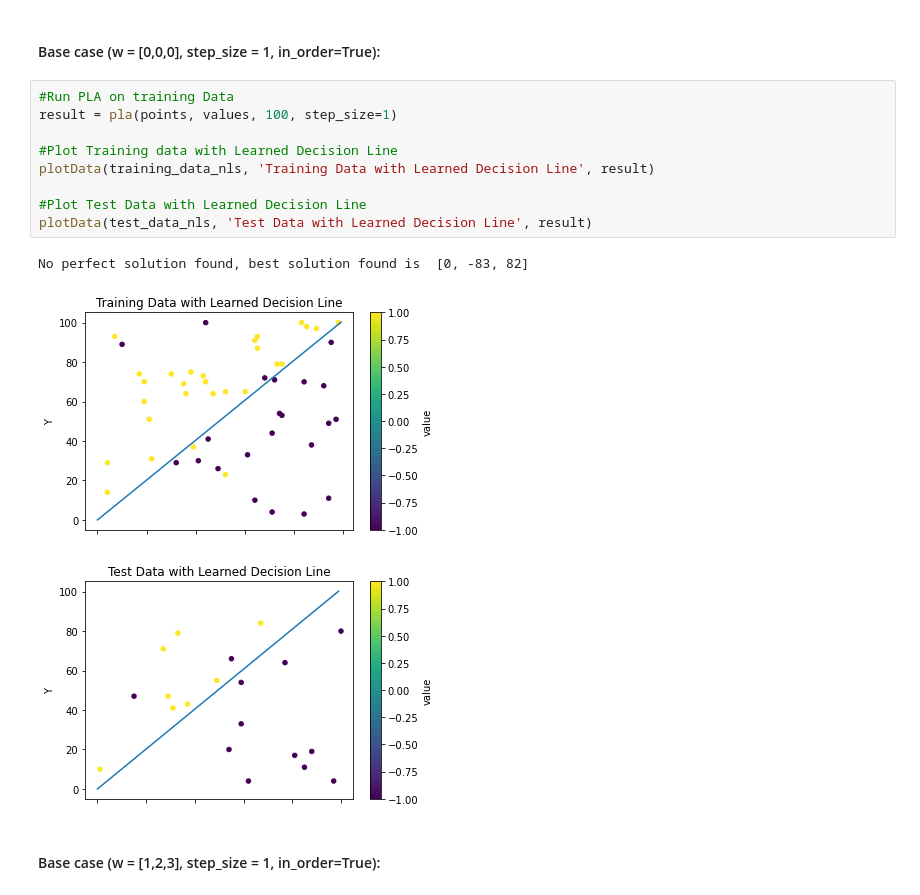
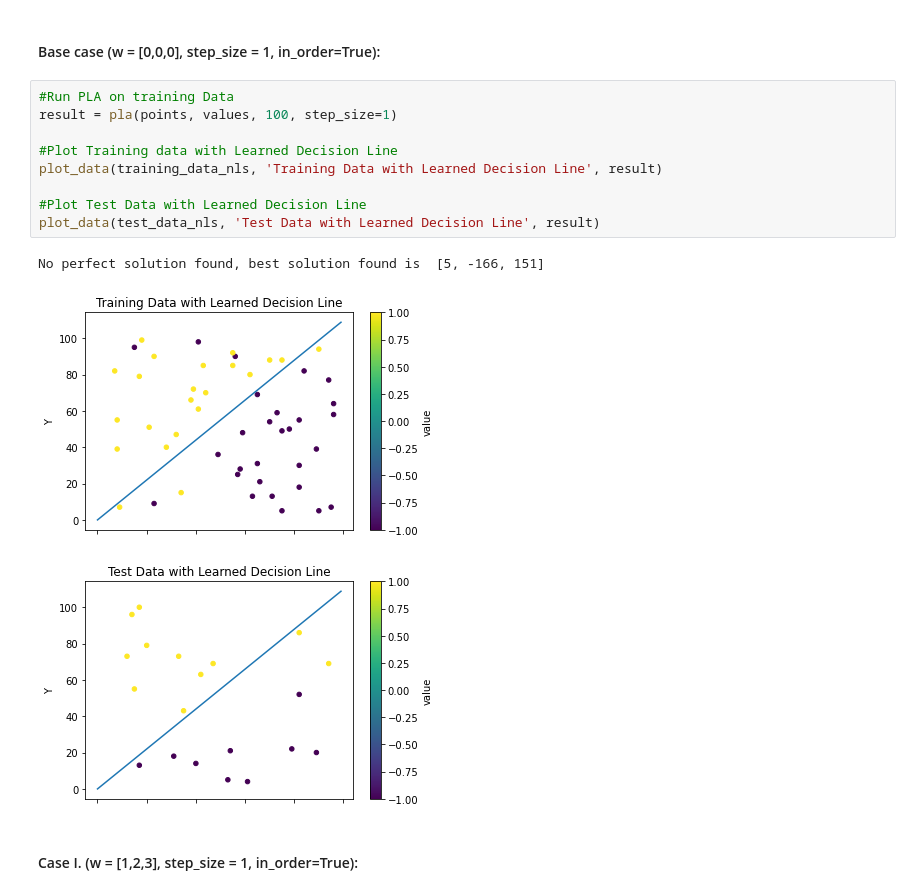
Before and after one commit to LioraW/PLA-Algorithm, a Jupyter notebook: project1.ipynb, the cells around one changed output. Drawn from its saved outputs; the diff is of its cells as text.

```diff
--- a/project1.ipynb
+++ b/project1.ipynb
@@ -175,18 +175,18 @@ values = sep_data(training_data_nls)[1]
 # %%
 #Run PLA on training Data
 result = pla(points, values, 100, step_size=1)
 
 #Plot Training data with Learned Decision Line
-plotData(training_data_nls, 'Training Data with Learned Decision Line', result)
+plot_data(training_data_nls, 'Training Data with Learned Decision Line', result)
 
 #Plot Test Data with Learned Decision Line
-plotData(test_data_nls, 'Test Data with Learned Decision Line', result)
+plot_data(test_data_nls, 'Test Data with Learned Decision Line', result)
 # %% [output]
-No perfect solution found, best solution found is  [0, -83, 82]
+No perfect solution found, best solution found is  [5, -166, 151]
-[figure, old version]
+[figure, new version]
-[figure, old version]
+[figure, new version]
 # %% [markdown]
-<h4>Base case (w = [1,2,3], step_size = 1, in_order=True):
+<h4>Case I. (w = [1,2,3], step_size = 1, in_order=True):
 # %%
 #Run PLA on training Data
 result = pla(points, values, 100, step_size=1, w=[1,2,3])
```
Also changed, not shown: parts of 9 cells of this notebook.
